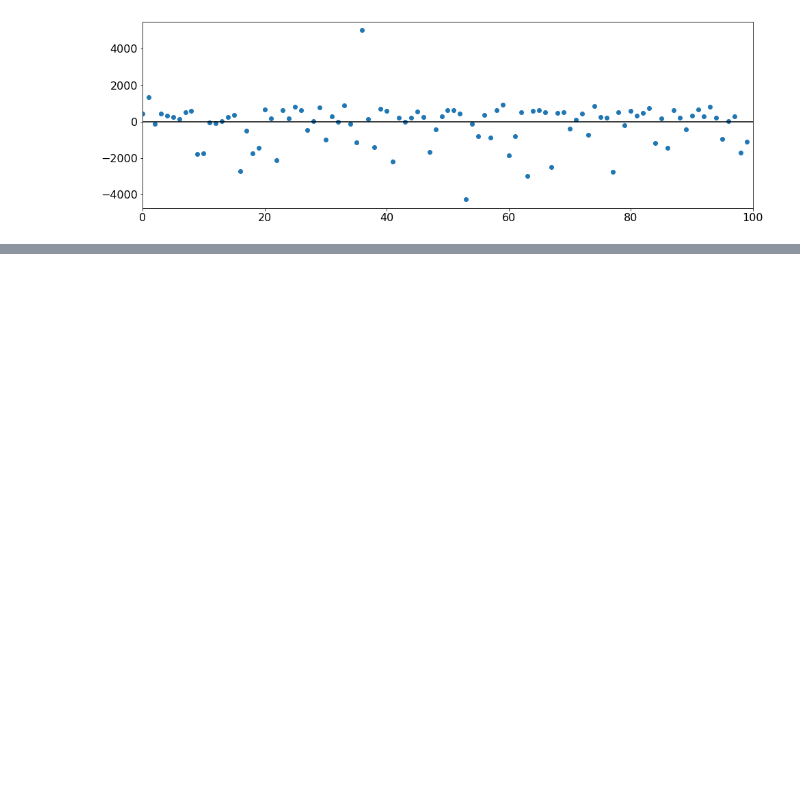
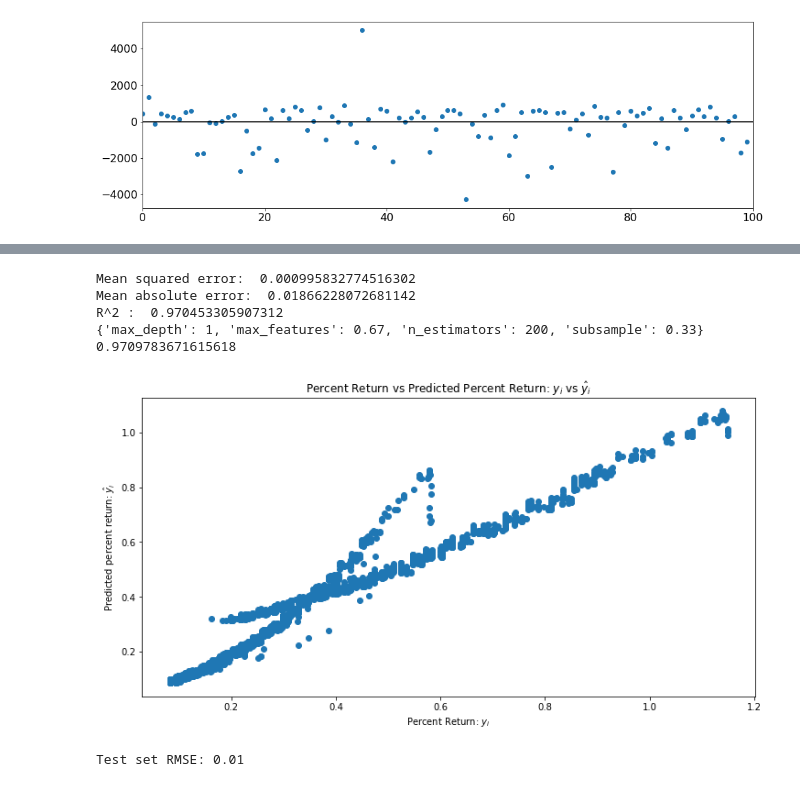
Before and after one commit to 161siegels/FinalProjectBusi488, a Jupyter notebook: Carter Notebook.ipynb, the cells around one changed output, grey strips where cells are left out. Cells and saved outputs as stored; diff of their text form; code cells hidden in the pictures; blank space fills up the shorter version.

```diff
--- a/Carter Notebook.ipynb
+++ b/Carter Notebook.ipynb
@@ -341,0 +404,27 @@ plt.show()
+# %%
+params = {'max_depth':[1], 'subsample':[0.33], 'max_features':[0.5,0.67], 'n_estimators':[100,200]}
+
+# we then create a grid search object with our chosen model and paramters.
+grid = model_selection.GridSearchCV(sgbt, params, cv=10, iid=False)
+
+# we fit our model to the data as before
+grid.fit(X_train, y_train)
+
+# one output of the grid search function is that we can get the best_estimator - the model and parameters that scored best on the training data -
+#  and save it as a new a model
+best_model = grid.best_estimator_
+
+# and use it to predict and evaluate as before
+y_pred = best_model.predict(X_test)
+
+evaluate(y_test, y_pred)
+
+print(grid.best_params_)
+print(grid.best_score_)
+# %% [output]
+Mean squared error:  0.000995832774516302
+Mean absolute error:  0.01866228072681142
+R^2 :  0.970453305907312
+{'max_depth': 1, 'max_features': 0.67, 'n_estimators': 200, 'subsample': 0.33}
+0.9709783671615618
+[figure, added]
@@ -341,0 +438,16 @@ plt.show()
+# %%
+import xgboost as xgb
+xg_reg = xgb.XGBRegressor(objective ='reg:squarederror', learning_rate = 0.01,
+                max_depth = 10, colsample_bytree=0.5,min_child_weight=3, gamma = 0.2, n_estimators = 500)
+xg_reg.fit(X_train, y_train)
+
+# Predict the test set labels
+y_pred = xg_reg.predict(X_test)
+
+# Evaluate test set RMSE 'rmse_test'
+rmse_test = MSE(y_test, y_pred)**(1/2)
+
+# Print 'rmse_test'
+print('Test set RMSE: {:.2f}'.format(rmse_test))
+# %% [output]
+Test set RMSE: 0.01
```
Also changed, not shown: parts of 20 cells of this notebook, 1 other file.
